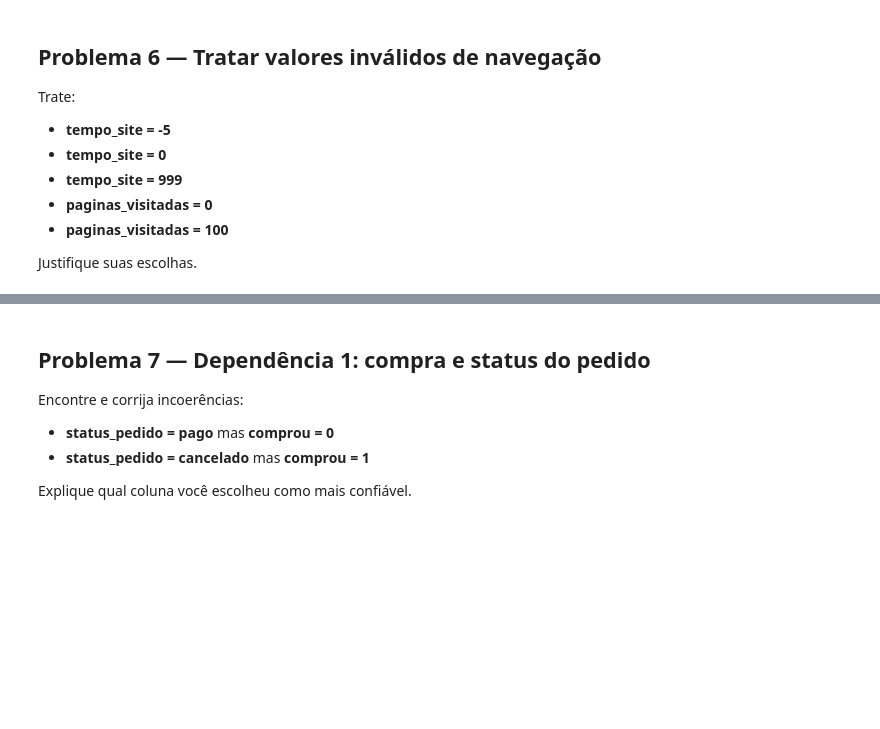
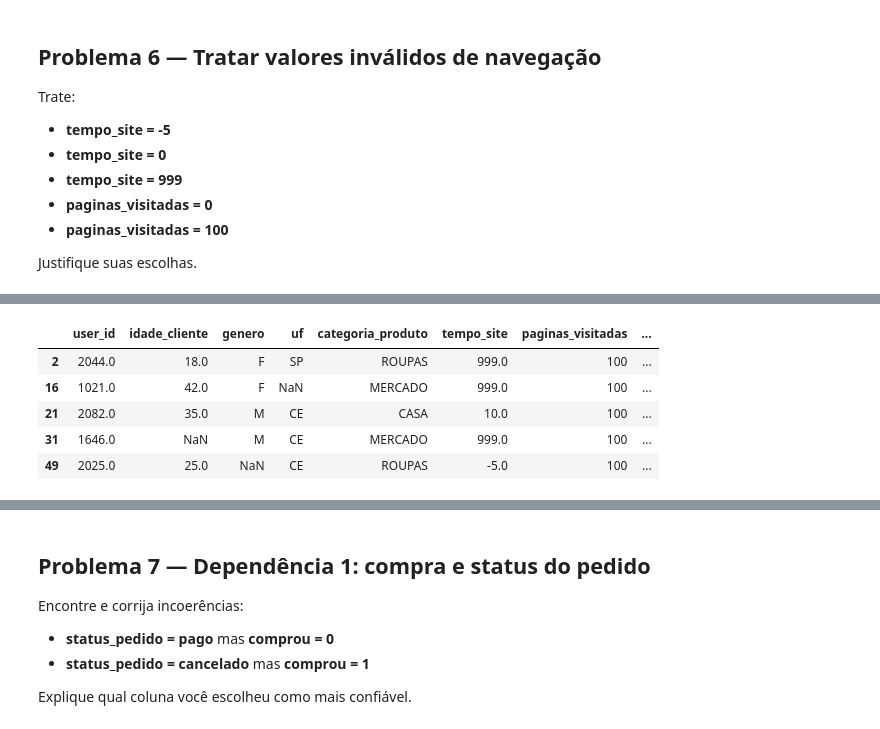
Before and after one commit to Somutt/revisao_py, a Jupyter notebook: 02_data_analysis/pandas_auditoria.ipynb, the cells around one changed output, grey strips where cells are left out. Saved outputs shown, nothing was run; the diff lists cells and outputs as text; code cells hidden in the pictures; blank space fills up the shorter version.

Commit message:
chore (pandas_audit): tratamento tempo navegacao

```diff
--- a/02_data_analysis/pandas_auditoria.ipynb
+++ b/02_data_analysis/pandas_auditoria.ipynb
@@ -540,0 +555,9 @@ Justifique suas escolhas.
+# %%
+clean_df[clean_df['paginas_visitadas'] == 100].head()
+# %% [output]
+|  | user_id | idade_cliente | genero | uf | categoria_produto | tempo_site | paginas_visitadas | ... |
+| 2 | 2044.0 | 18.0 | F | SP | ROUPAS | 999.0 | 100 | ... |
+| 16 | 1021.0 | 42.0 | F | NaN | MERCADO | 999.0 | 100 | ... |
+| 21 | 2082.0 | 35.0 | M | CE | CASA | 10.0 | 100 | ... |
+| 31 | 1646.0 | NaN | M | CE | MERCADO | 999.0 | 100 | ... |
+| 49 | 2025.0 | 25.0 | NaN | CE | ROUPAS | -5.0 | 100 | ... |
```
Also changed, not shown: parts of 8 cells of this notebook.
